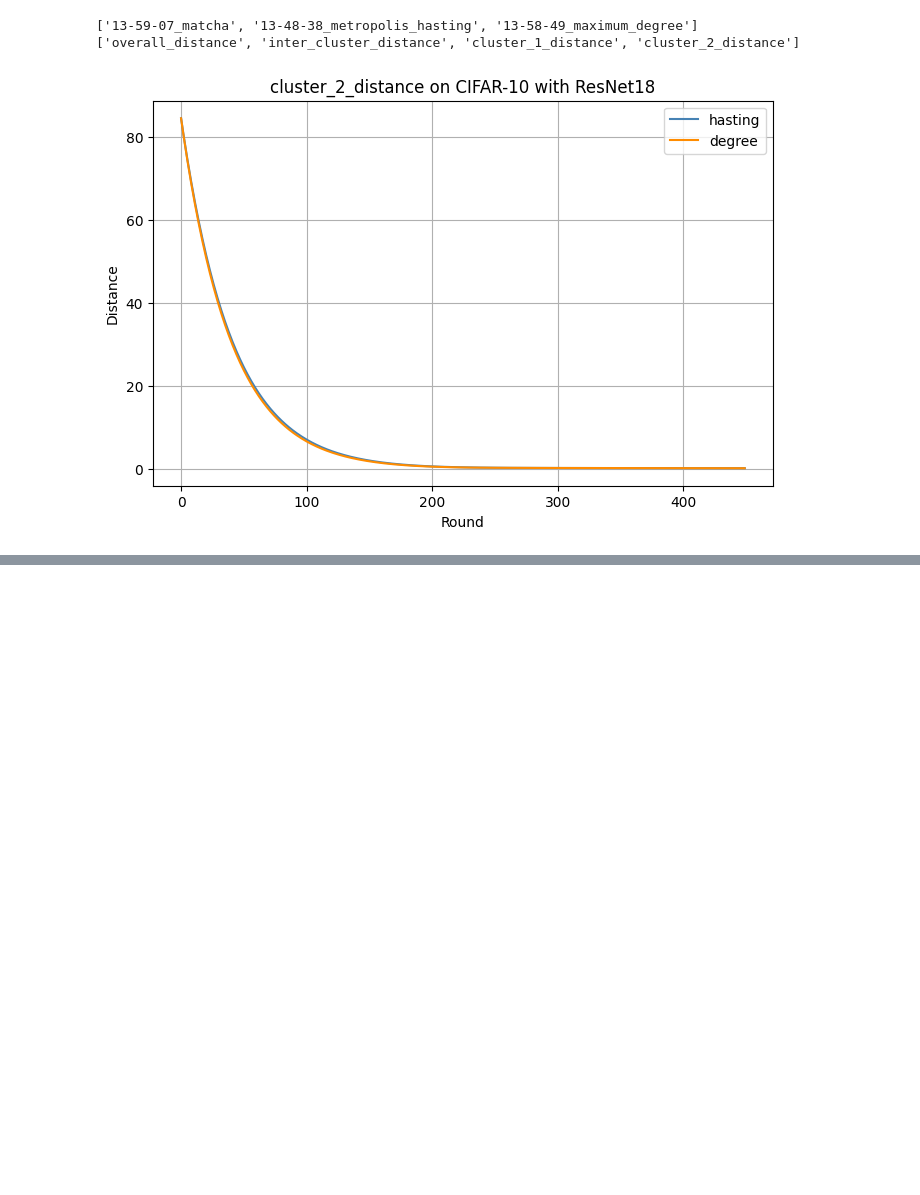
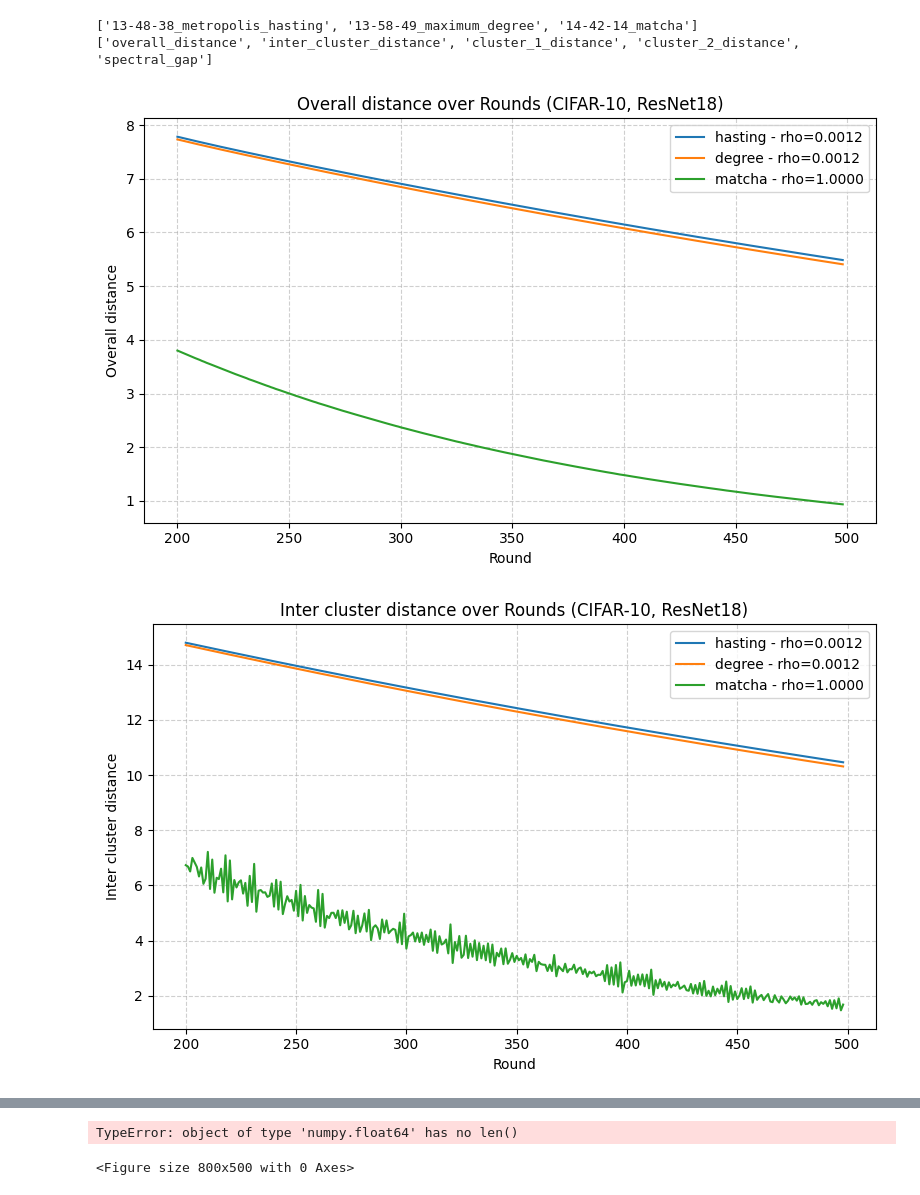
Before and after one commit to tanguyLC01/FLP2P, a Jupyter notebook: compare_fixed_training.ipynb, the cells around one changed output, grey strips where cells are left out. Drawn from its saved outputs; the diff is of its cells as text; code cells hidden in the pictures; blank space fills up the shorter version.

Commit message:
start adding proba

```diff
--- a/compare_fixed_training.ipynb
+++ b/compare_fixed_training.ipynb
@@ -7,6 +7,7 @@ from omegaconf import OmegaConf
 from flp2p.utils import compute_weight_matrix
 import networkx as nx
 import pickle
+from flp2p.matcha_mixing_matrix import getAlpha, getProbability, getSubGraphs, graphToLaplacian
 
 def get_metrics(data):
     overall_distance_p = re.compile(r'Overall consensus distance : ([\d\.]+)')
@@ -37,13 +38,17 @@ for log_dir in os.listdir(log_path):
     log_file  = f'{log_path}/{log_dir}'
     if os.path.isfile(log_file):
         continue
+    if log_dir == "15-38-50":
+        continue
     with open(f'{log_file}/fixed_value_training.log', 'r') as f:
         data = f.read()
     config_file = OmegaConf.load(f'{log_file}/.hydra/config.yaml')
     with open(f'{log_file}/graph.pickle', 'rb') as f:
         graph = pickle.load(f)
+
     W = compute_weight_matrix(graph, config_file.mixing_matrix)
-    algebric_value = nx.algebraic_connectivity(graph)
+    eigenval = sorted(np.linalg.eig(W).eigenvalues, reverse=True)
+    algebric_value = 1 -max(abs(eigenval[1]), abs(eigenval[-1]))
     res_dict = get_metrics(data)
     res[f'{log_dir.split('/')[-1]}_{config_file.mixing_matrix}'] = res_dict
-    res[f'{log_dir.split('/')[-1]}_{config_file.mixing_matrix}']['algebric_connectivity'] = algebric_value
+    res[f'{log_dir.split('/')[-1]}_{config_file.mixing_matrix}']['spectral_gap'] = algebric_value
@@ -51,39 +106,35 @@ for log_dir in os.listdir(log_path):
 print(list(res.keys()))
 print(list(res[list(res.keys())[0]].keys()))
 # %% [output]
-['13-59-07_matcha', '13-48-38_metropolis_hasting', '13-58-49_maximum_degree']
-['overall_distance', 'inter_cluster_distance', 'cluster_1_distance', 'cluster_2_distance']
+['13-48-38_metropolis_hasting', '13-58-49_maximum_degree', '14-42-14_matcha']
+['overall_distance', 'inter_cluster_distance', 'cluster_1_distance', 'cluster_2_distance', 'spectral_gap']
 # %%
 import matplotlib.pyplot as plt
 import matplotlib.patches as mpatches
 keys = list(res.keys())
-epochs = np.arange(max(map(lambda x: len(res[x]['overall_distance']), res)))
-plt.figure(figsize=(8, 5))
+index_elems = list(res[keys[0]].keys())
+epochs = min(499, min(len(res[k][index_elems[0]]) for k in keys))
+start = 200
+for index_elem in index_elems:
+    plt.figure(figsize=(8, 5))
 
-# plt.plot(epochs, np.convolve(np.array(res[comparaison[0]][4]), np.ones(10)/10)[:200], label="without gradients", color="red")
-# plt.plot(epochs,  np.convolve(np.array(res[comparaison[1]][4]), np.ones(10)/10)[:200], label="with gradients", color="orange")#
-mh_key = '13-48-38_metropolis_hasting'
-maximum_degree_key = '13-58-49_maximum_degree'
-index_elem = 'cluster_2_distance'
-epochs = 450
-plt.plot(np.arange(epochs), res[mh_key][index_elem][:epochs], color="steelblue", marker='', label=f'{mh_key.split('_')[-1]}')
-#plt.fill_between(epochs, np.array(res[mh_key][3])[:epochs] - np.array(res[mh_key][std_elem])[:epochs], np.array(res[mh_key][3])[:epochs] + np.array(res[mh_key][std_elem])[:epochs],
-#              color='steelblue', alpha=0.2)
+    for key in keys:
+        y = res[key].get(index_elem, None)
+        if y is None or len(y) == 0:
+            continue
+        y = y[start:epochs]
+        rounds = np.arange(start, start + len(y))
+        label = f"{key.split('_')[-1]} - rho={res[key].get('spectral_gap', 'N/A'):.4f}" \
+                if 'spectral_gap' in res[key] else key
+        plt.plot(rounds, y, label=label)
 
-plt.plot(np.arange(epochs), res[maximum_degree_key][index_elem][:epochs], color="darkorange", marker='', label=f'{maximum_degree_key.split('_')[-1]}')
-#plt.fill_between(epochs np.array(res[matcha_key][3])[:epochs] - np.array(res[matcha_key][std_elem])[:epochs], np.array(res[matcha_key][3])[:epochs] + np.array(res[matcha_key][std_elem]):epochs[],
-#                 color='darkorange', alpha=0.2)
-#plt.plot(epochs, res[keys[3]][3], color="red", marker='_', label='no memory')
-# plt.plot(epochs[:len(res[keys[1]][3])], res[keys[1]][3], color="red", marker='x', label=trali'metropolis')
-# plt.plot(epochs[:len(res[keys[2]][3])], res[keys[2]][3],color="green", marker='_', label='proba')
-# plt.plot(epochs[:len(res[keys[3]][3])], res[keys[3]][3], color="green", marker='x', label='proba')
-#plt.ylim((0.2, 1))
-plt.xlabel("Round")
-plt.ylabel("Distance")
-plt.title(f"{index_elem} on CIFAR-10 with ResNet18")
-#plt.legend(handles=[dirichlet, pathological, iid])
-plt.legend()
-plt.grid(True)
-plt.show()
+    plt.xlabel("Round")
+    plt.ylabel(index_elem.replace('_', ' ').capitalize())
+    plt.title(f"{index_elem.replace('_', ' ').capitalize()} over Rounds (CIFAR-10, ResNet18)")
+    plt.legend()
+    plt.grid(True, linestyle='--', alpha=0.6)
+    plt.tight_layout()
+    plt.show()
 # %% [output]
-[figure, old version]
+[figure, new version]
+[figure, added]
@@ -89,0 +143,2 @@ plt.show()
+TypeError: object of type 'numpy.float64' has no len()
+<Figure size 800x500 with 0 Axes>
```
Also changed, not shown: parts of 4 cells of this notebook, 1 other file.
